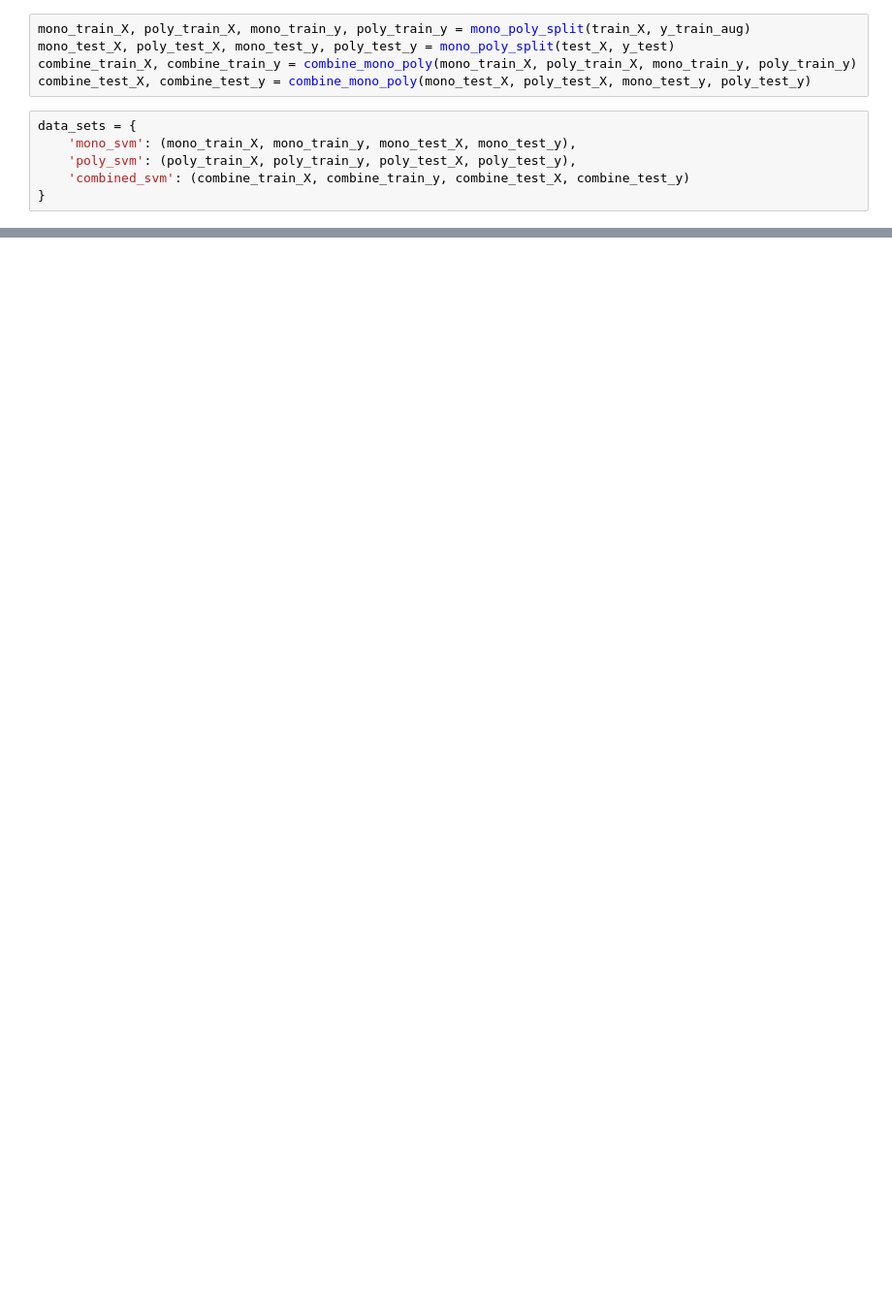
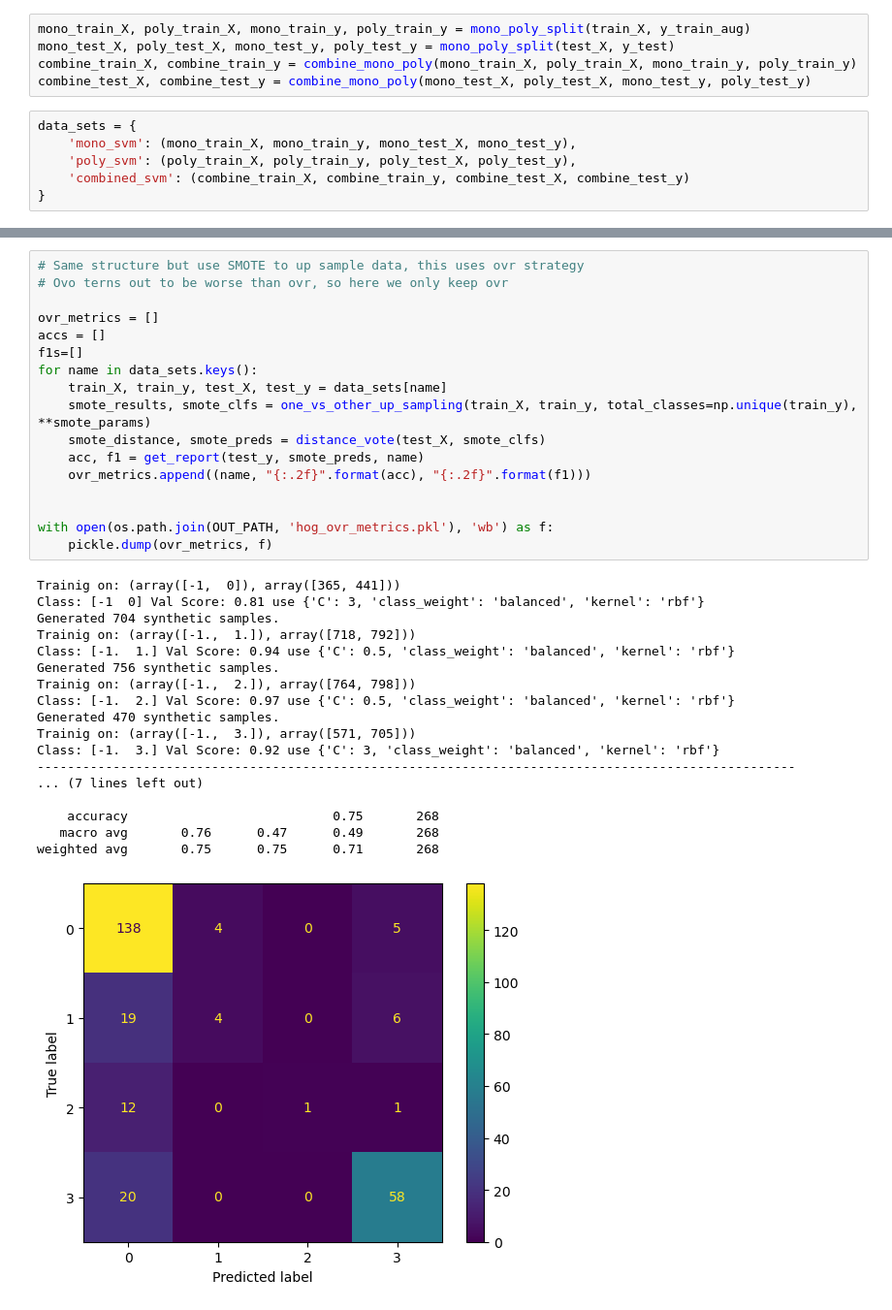
Before and after one commit to moooooo16/ELPV_Classification, a Jupyter notebook: elpv/src/hog.ipynb, the cells around one changed output, grey strips where cells are left out. Shown at 97% size. Drawn from its saved outputs; the diff is of its cells as text; blank space fills up the shorter version.

```diff
--- a/elpv/src/hog.ipynb
+++ b/elpv/src/hog.ipynb
@@ -264,0 +415,36 @@ weighted avg       0.68      0.69      0.66       656
+# %%
+# Same structure but use SMOTE to up sample data, this uses ovr strategy
+# Ovo terns out to be worse than ovr, so here we only keep ovr
+
+ovr_metrics = []
+accs = []
+f1s=[]
+for name in data_sets.keys():
+    train_X, train_y, test_X, test_y = data_sets[name]
+    smote_results, smote_clfs = one_vs_other_up_sampling(train_X, train_y, total_classes=np.unique(train_y), **smote_params)
+    smote_distance, smote_preds = distance_vote(test_X, smote_clfs)
+    acc, f1 = get_report(test_y, smote_preds, name)
+    ovr_metrics.append((name, "{:.2f}".format(acc), "{:.2f}".format(f1)))
+
+
+with open(os.path.join(OUT_PATH, 'hog_ovr_metrics.pkl'), 'wb') as f:
+    pickle.dump(ovr_metrics, f)
+# %% [output]
+Trainig on: (array([-1,  0]), array([365, 441]))
+Class: [-1  0] Val Score: 0.81 use {'C': 3, 'class_weight': 'balanced', 'kernel': 'rbf'}
+Generated 704 synthetic samples.
+Trainig on: (array([-1.,  1.]), array([718, 792]))
+Class: [-1.  1.] Val Score: 0.94 use {'C': 0.5, 'class_weight': 'balanced', 'kernel': 'rbf'}
+Generated 756 synthetic samples.
+Trainig on: (array([-1.,  2.]), array([764, 798]))
+Class: [-1.  2.] Val Score: 0.97 use {'C': 0.5, 'class_weight': 'balanced', 'kernel': 'rbf'}
+Generated 470 synthetic samples.
+Trainig on: (array([-1.,  3.]), array([571, 705]))
+Class: [-1.  3.] Val Score: 0.92 use {'C': 3, 'class_weight': 'balanced', 'kernel': 'rbf'}
+----------------------------------------------------------------------------------------------------
+... (7 lines left out)
+
+    accuracy                           0.75       268
+   macro avg       0.76      0.47      0.49       268
+weighted avg       0.75      0.75      0.71       268
+[figure, added]
```
Also changed, not shown: parts of 12 cells of this notebook, 13 other files.
